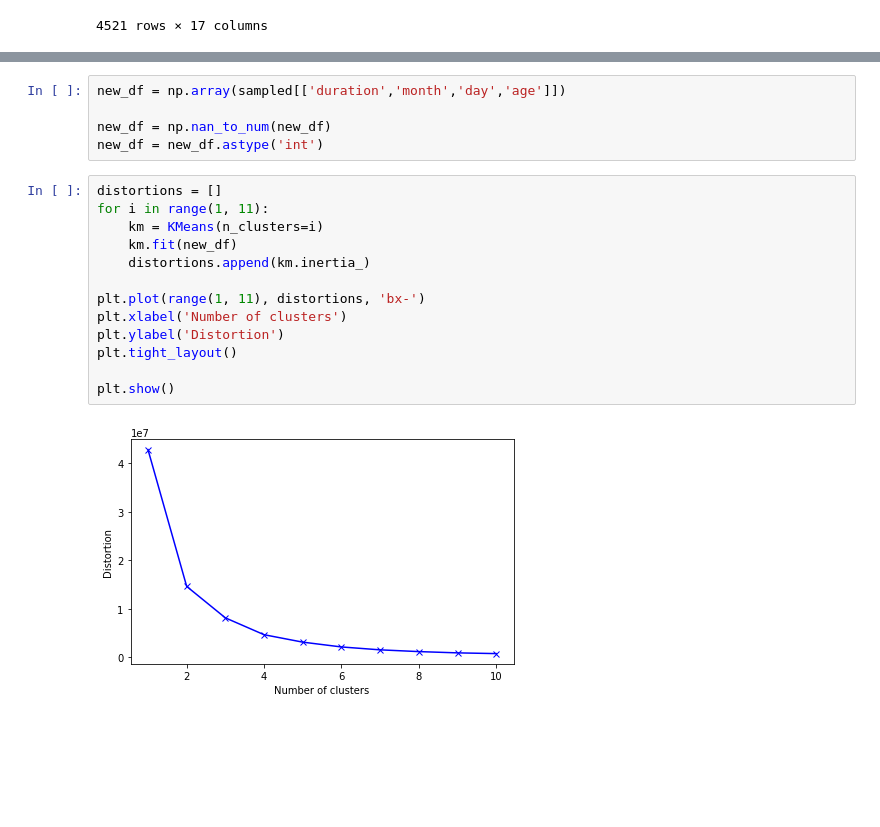
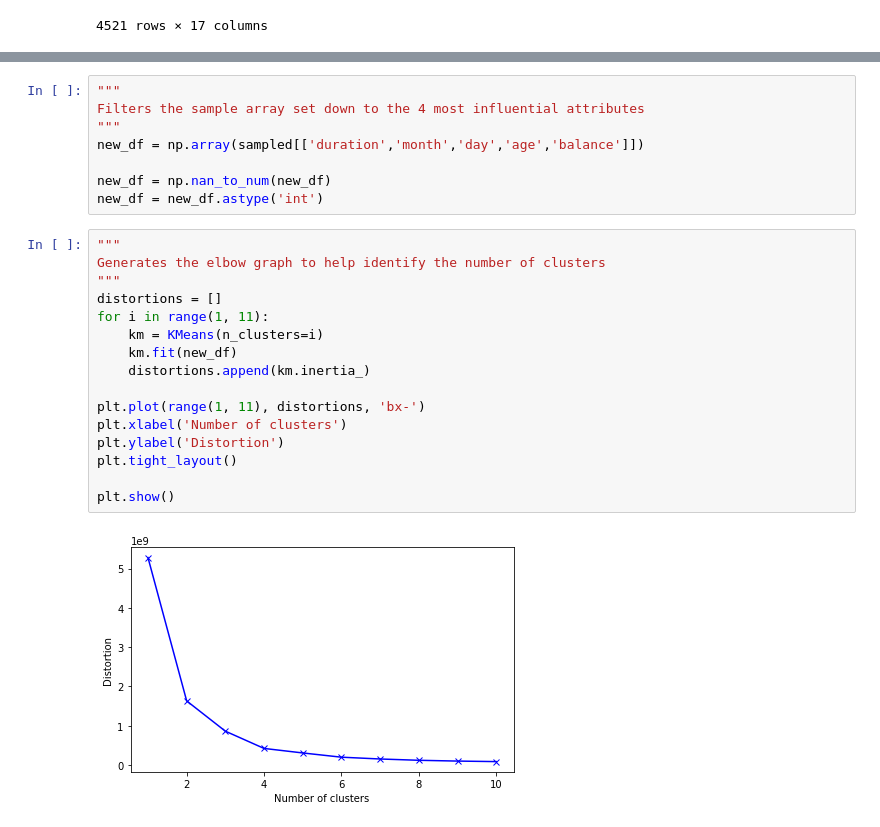
Before and after one commit to Nathaniel-Adams/CS_483_Project_2, a Jupyter notebook: Customer Segmentation/Customer_Segmentation.ipynb, the cells around one changed output, grey strips where cells are left out. Saved outputs shown, nothing was run; the diff lists cells and outputs as text; blank space fills up the shorter version.

```diff
--- a/Customer Segmentation/Customer_Segmentation.ipynb
+++ b/Customer Segmentation/Customer_Segmentation.ipynb
@@ -134,20 +144,26 @@ plt.show()
 # %%
-new_df = np.array(sampled[['duration','month','day','age']])
+"""
+Filters the sample array set down to the 4 most influential attributes
+"""
+new_df = np.array(sampled[['duration','month','day','age','balance']])
 
 new_df = np.nan_to_num(new_df)
 new_df = new_df.astype('int')
 # %%
+"""
+Generates the elbow graph to help identify the number of clusters
+"""
 distortions = []
 for i in range(1, 11):
     km = KMeans(n_clusters=i)
     km.fit(new_df)
     distortions.append(km.inertia_)
 
 plt.plot(range(1, 11), distortions, 'bx-')
 plt.xlabel('Number of clusters')
 plt.ylabel('Distortion')
 plt.tight_layout()
 
 plt.show()
 # %% [output]
-[figure, old version]
+[figure, new version]
```
Also changed, not shown: parts of 19 cells of this notebook, 1 other file.
